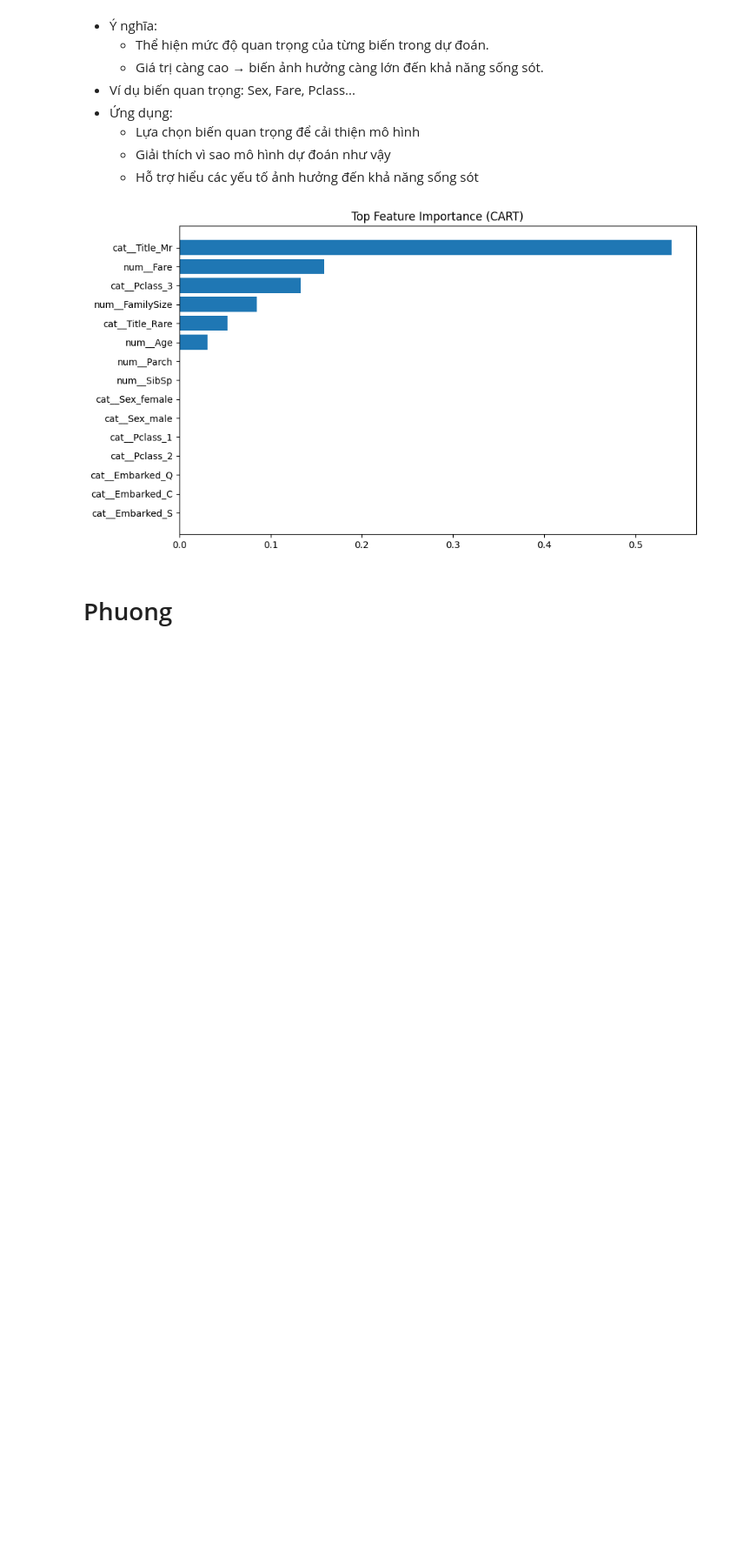
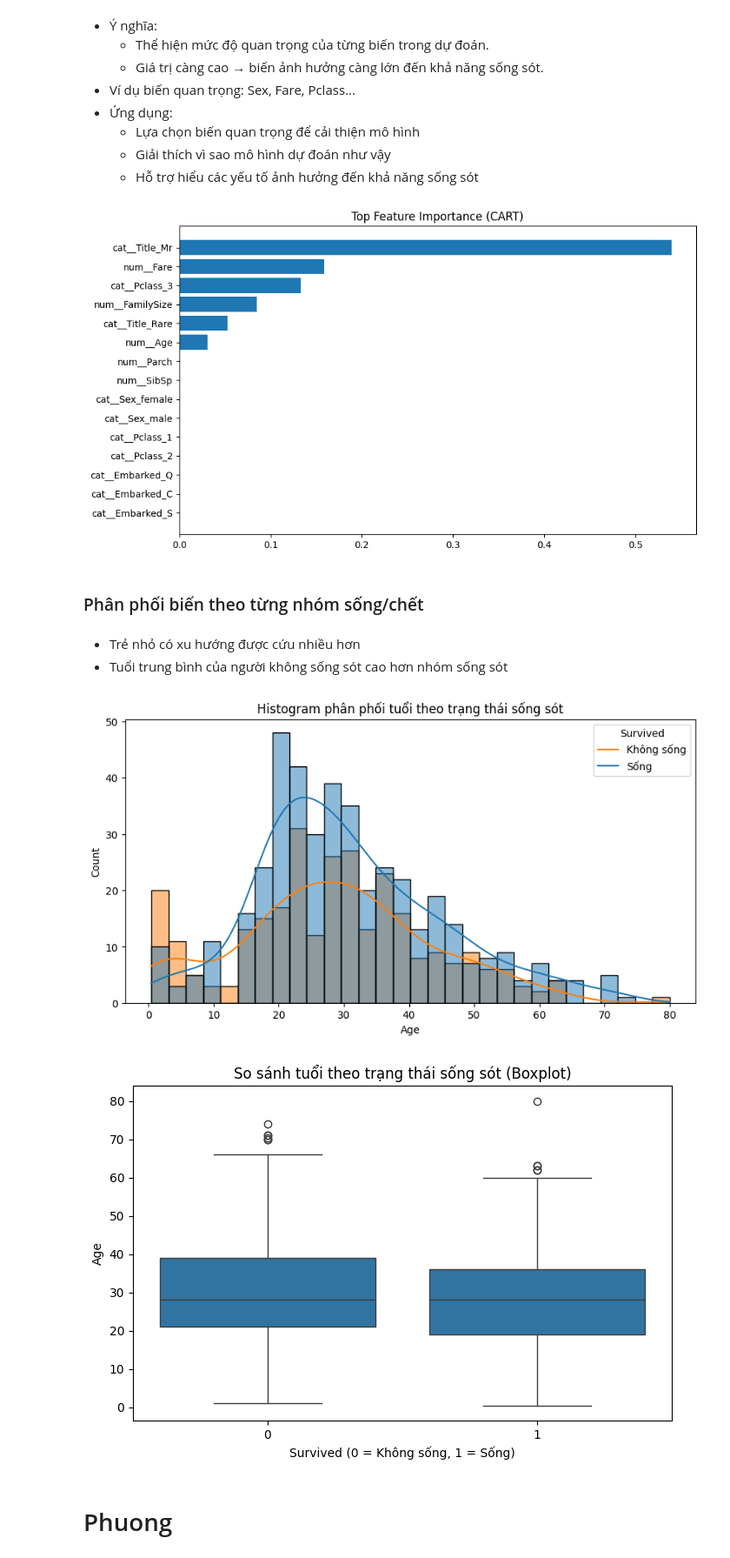
Before and after one commit to tuonglong1012/sgu25-khaiphadulieu, a Jupyter notebook: Challenge_1.ipynb, the cells around one changed output. Shown at 87% size. Saved outputs shown, nothing was run; the diff lists cells and outputs as text; code cells hidden in the pictures; blank space fills up the shorter version.

```diff
--- a/Challenge_1.ipynb
+++ b/Challenge_1.ipynb
@@ -686,6 +686,31 @@ plt.gca().invert_yaxis()
 plt.show()
 # %% [output]
 [figure]
+# %% [markdown]
+### Phân phối biến theo từng nhóm sống/chết
+# %% [markdown]
+- Trẻ nhỏ có xu hướng được cứu nhiều hơn
+- Tuổi trung bình của người không sống sót cao hơn nhóm sống sót
+# %%
+
+plt.figure(figsize=(10,5))
+sns.histplot(data=train, x='Age', hue='Survived', kde=True, bins=30)
+plt.title("Histogram phân phối tuổi theo trạng thái sống sót")
+plt.xlabel("Age")
+plt.ylabel("Count")
+plt.legend(title="Survived", labels=["Không sống","Sống"])
+plt.show()
+
+# Boxplot tuổi theo sống sót
+plt.figure(figsize=(8,5))
+sns.boxplot(data=train, x='Survived', y='Age')
+plt.title("So sánh tuổi theo trạng thái sống sót (Boxplot)")
+plt.xlabel("Survived (0 = Không sống, 1 = Sống)")
+plt.ylabel("Age")
+plt.show()
+# %% [output]
+[figure, added]
+[figure, added]
 # %% [markdown]
 # Phuong
 # %%
```
Also changed, not shown: parts of 2 cells of this notebook, 12 other files.
